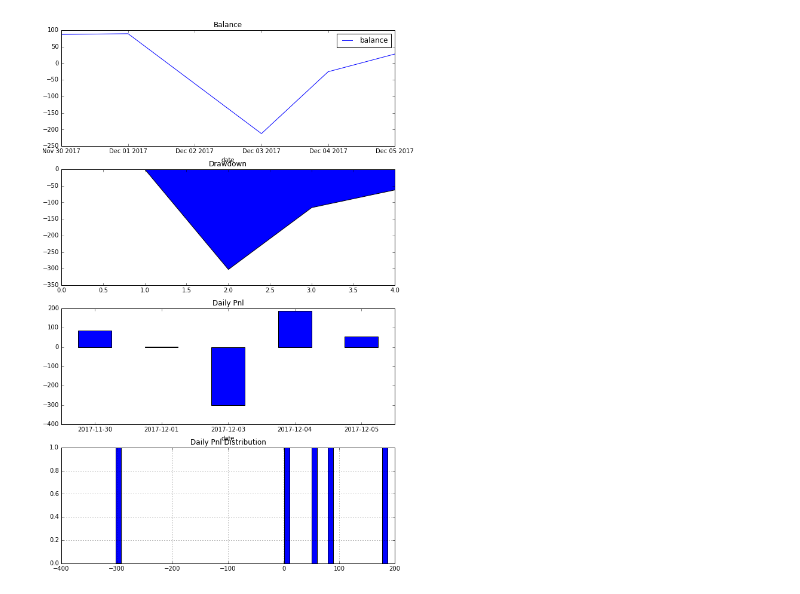
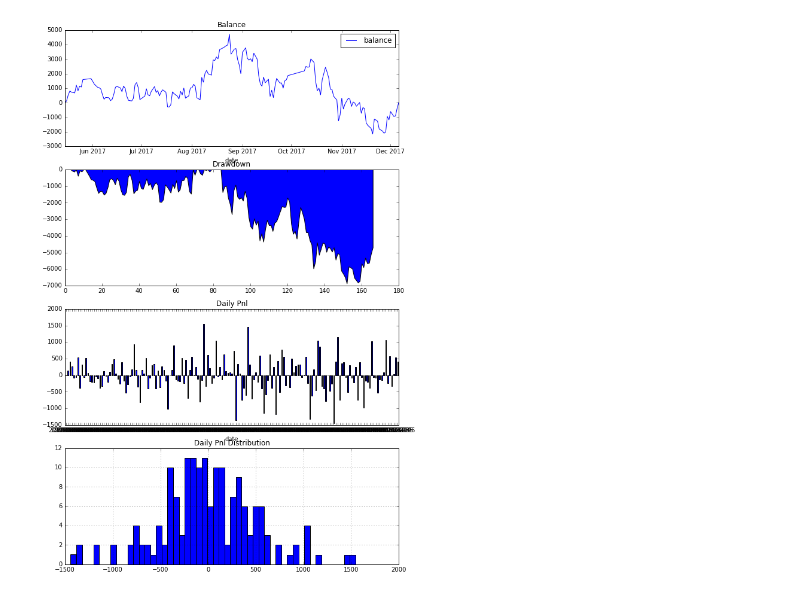
Before and after one commit to lo-e/python-for-investment, a Jupyter notebook: jupyter/Strategy/AtrRsi.ipynb, the cells around one changed output. Drawn from its saved outputs; the diff is of its cells as text; code cells hidden in the pictures.

```diff
--- a/jupyter/Strategy/AtrRsi.ipynb
+++ b/jupyter/Strategy/AtrRsi.ipynb
@@ -13,7 +13,7 @@ from vnpy.trader.app.ctaStrategy.ctaTemplate import (CtaTemplate,
 code = 'rb1805'
 exchange = 'SHFE'
 vtCode = '.'.join([code, exchange])
-startDate = '20170920'
+startDate = '20170101'
 endDate = datetime.now().strftime('%Y%m%d')
 #endDate = '20170601'
 # %%
@@ -198,8 +198,8 @@ class AtrRsiStrategy(CtaTemplate):
     atrMaLength = 10        # 计算ATR均线的窗口数
     rsiLength = 5           # 计算RSI的窗口数
     rsiEntry = 16           # RSI的开仓信号
-    trailingPercent = 0.6   # 百分比移动止损
-    trailingReverse = True # 信号反转追踪
+    trailingPercent = 0.8   # 百分比移动止损
+    trailingReverse = False # 信号反转追踪
     initDays = 10           # 初始化数据所用的天数
     fixedSize = 1           # 每次交易的数量
 
@@ -240,7 +240,7 @@ class AtrRsiStrategy(CtaTemplate):
 
         # 创建K线合成器对象
         self.bm = BarManager(self.onBar)
-        self.am = ArrayManager()
+        self.am = ArrayManager(size = 200)
 
         # 注意策略类中的可变对象属性（通常是list和dict等），在策略初始化时需要重新创建，
         # 否则会出现多个策略实例之间数据共享的情况，有可能导致潜在的策略逻辑错误风险，
@@ -303,7 +303,7 @@ class AtrRsiStrategy(CtaTemplate):
         if self.trading:
             print '='*26, bar.datetime, '='*26
 
-            #print 'atrArray', ' '*2, atrArray
+            print 'atrArray', ' '*2, atrArray
 
             print 'atrValue', ' '*2, self.atrValue
 
@@ -457,7 +457,7 @@ engine.setSlippage(0)           #滑点设置为0
 engine.setRate(1.0/10000)       #合约交易手续费万1
 engine.setSize(10)               #合约每股为1
 engine.setPriceTick(1)      #合约最小价格变动
-engine.setCapital(1) #初始资金
+engine.setCapital(0) #初始资金
 
 #设置使用的数据库
 engine.setDatabase(TICK_DB_NAME, vtCode)
@@ -491 +491 @@ engine.showDailyResult()
-[figure, old version]
+[figure, new version]
```
Also changed, not shown: parts of 1 cell of this notebook, 3 other files.
